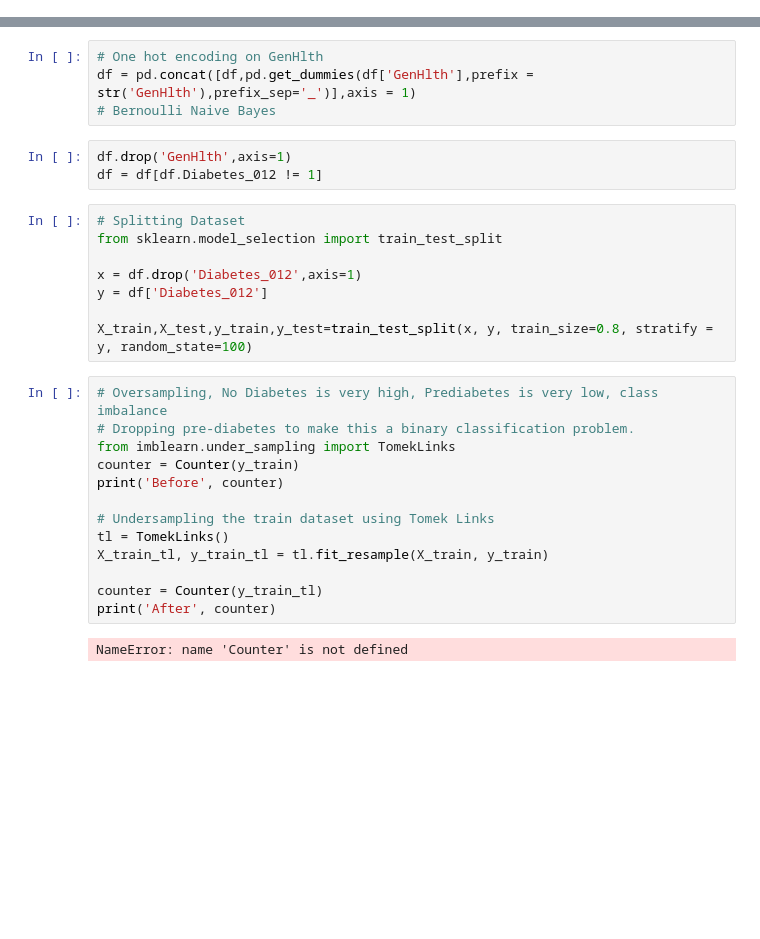
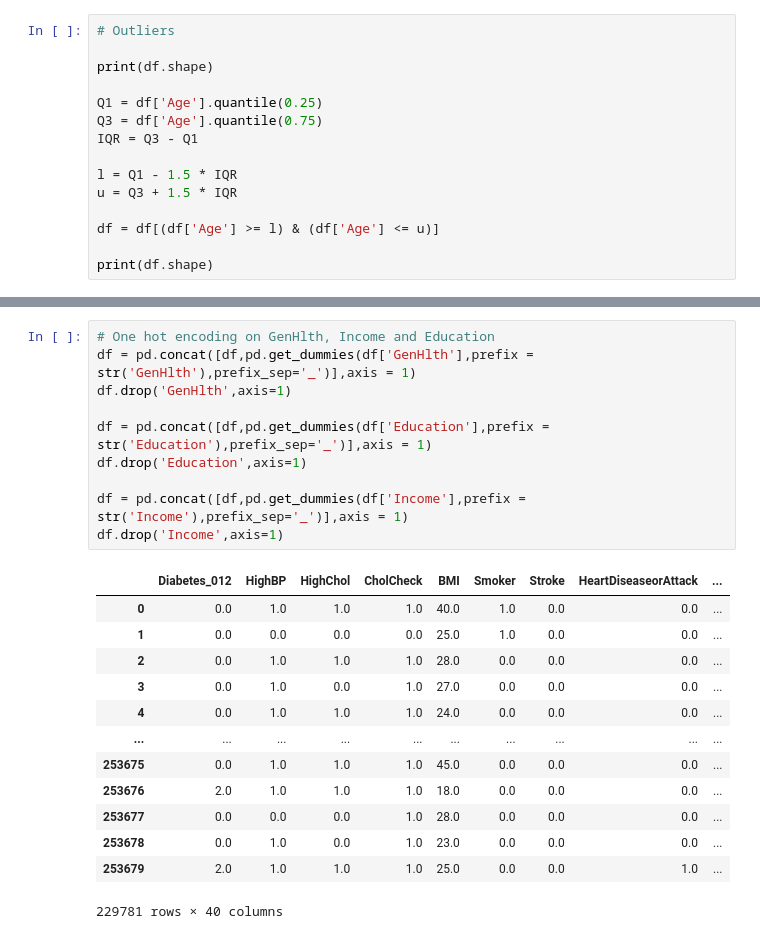
Before and after one commit to nairadithya/old-university-notes, a Jupyter notebook: Introduction to AI And Machine Learning/assignment-1/Assignment 1.ipynb, the cells around one changed output, grey strips where cells are left out. Cells and saved outputs as stored; diff of their text form; blank space fills up the shorter version.

```diff
--- a/Introduction to AI And Machine Learning/assignment-1/Assignment 1.ipynb
+++ b/Introduction to AI And Machine Learning/assignment-1/Assignment 1.ipynb
@@ -24,0 +26,15 @@ memory usage: 42.6 MB
+# %%
+# Outliers
+
+print(df.shape)
+
+Q1 = df['Age'].quantile(0.25)
+Q3 = df['Age'].quantile(0.75)
+IQR = Q3 - Q1
+
+l = Q1 - 1.5 * IQR
+u = Q3 + 1.5 * IQR
+
+df = df[(df['Age'] >= l) & (df['Age'] <= u)]
+
+print(df.shape)
@@ -25,30 +78,24 @@ memory usage: 42.6 MB
 # %%
-# One hot encoding on GenHlth
+# One hot encoding on GenHlth, Income and Education
 df = pd.concat([df,pd.get_dummies(df['GenHlth'],prefix = str('GenHlth'),prefix_sep='_')],axis = 1)
-# Bernoulli Naive Bayes
+df.drop('GenHlth',axis=1)
+
+df = pd.concat([df,pd.get_dummies(df['Education'],prefix = str('Education'),prefix_sep='_')],axis = 1)
+df.drop('Education',axis=1)
+
+df = pd.concat([df,pd.get_dummies(df['Income'],prefix = str('Income'),prefix_sep='_')],axis = 1)
+df.drop('Income',axis=1)
+# %% [output]
+|  | Diabetes_012 | HighBP | HighChol | CholCheck | BMI | Smoker | Stroke | HeartDiseaseorAttack | ... |
+| 0 | 0.0 | 1.0 | 1.0 | 1.0 | 40.0 | 1.0 | 0.0 | 0.0 | ... |
+| 1 | 0.0 | 0.0 | 0.0 | 0.0 | 25.0 | 1.0 | 0.0 | 0.0 | ... |
+| 2 | 0.0 | 1.0 | 1.0 | 1.0 | 28.0 | 0.0 | 0.0 | 0.0 | ... |
+| 3 | 0.0 | 1.0 | 0.0 | 1.0 | 27.0 | 0.0 | 0.0 | 0.0 | ... |
+| 4 | 0.0 | 1.0 | 1.0 | 1.0 | 24.0 | 0.0 | 0.0 | 0.0 | ... |
+| ... | ... | ... | ... | ... | ... | ... | ... | ... | ... |
+| 253675 | 0.0 | 1.0 | 1.0 | 1.0 | 45.0 | 0.0 | 0.0 | 0.0 | ... |
+| 253676 | 2.0 | 1.0 | 1.0 | 1.0 | 18.0 | 0.0 | 0.0 | 0.0 | ... |
+| 253677 | 0.0 | 0.0 | 0.0 | 1.0 | 28.0 | 0.0 | 0.0 | 0.0 | ... |
+| 253678 | 0.0 | 1.0 | 0.0 | 1.0 | 23.0 | 0.0 | 0.0 | 0.0 | ... |
+| 253679 | 2.0 | 1.0 | 1.0 | 1.0 | 25.0 | 0.0 | 0.0 | 1.0 | ... |
+229781 rows × 40 columns
-# %%
-df.drop('GenHlth',axis=1)
-df = df[df.Diabetes_012 != 1]
-# %%
-# Splitting Dataset
-from sklearn.model_selection import train_test_split
-
-x = df.drop('Diabetes_012',axis=1)
-y = df['Diabetes_012']
-
-X_train,X_test,y_train,y_test=train_test_split(x, y, train_size=0.8, stratify = y, random_state=100)
-# %%
-# Oversampling, No Diabetes is very high, Prediabetes is very low, class imbalance
-# Dropping pre-diabetes to make this a binary classification problem.
-from imblearn.under_sampling import TomekLinks
-counter = Counter(y_train)
-print('Before', counter)
-
-# Undersampling the train dataset using Tomek Links
-tl = TomekLinks()
-X_train_tl, y_train_tl = tl.fit_resample(X_train, y_train)
-
-counter = Counter(y_train_tl)
-print('After', counter)
-# %% [output]
-NameError: name 'Counter' is not defined
```
Also changed, not shown: parts of 12 cells of this notebook, 15 other files.
